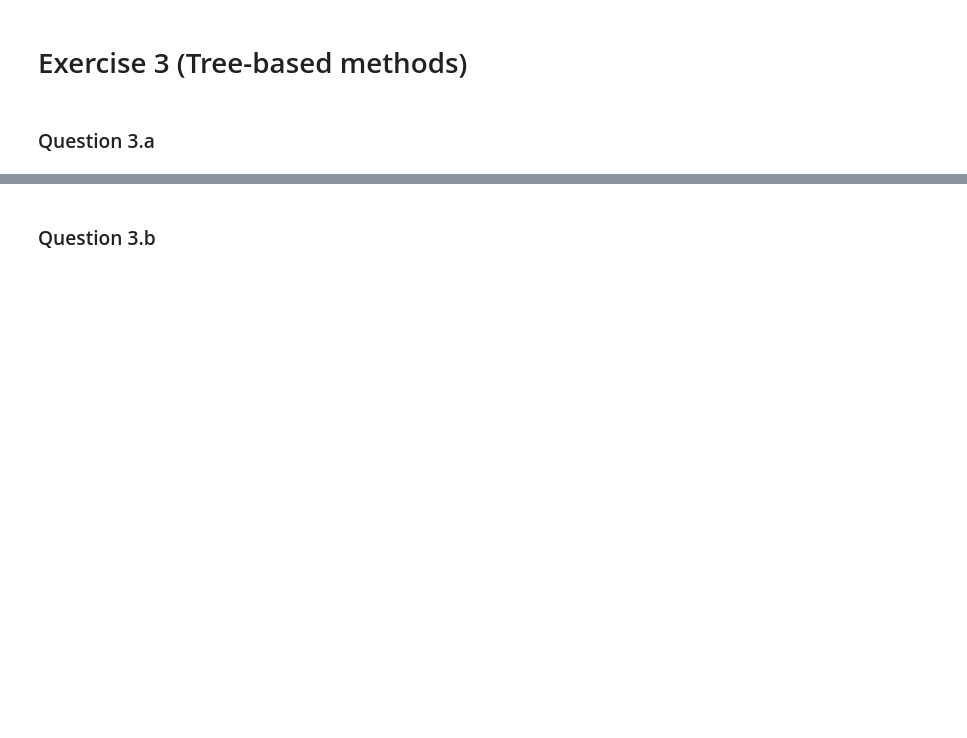
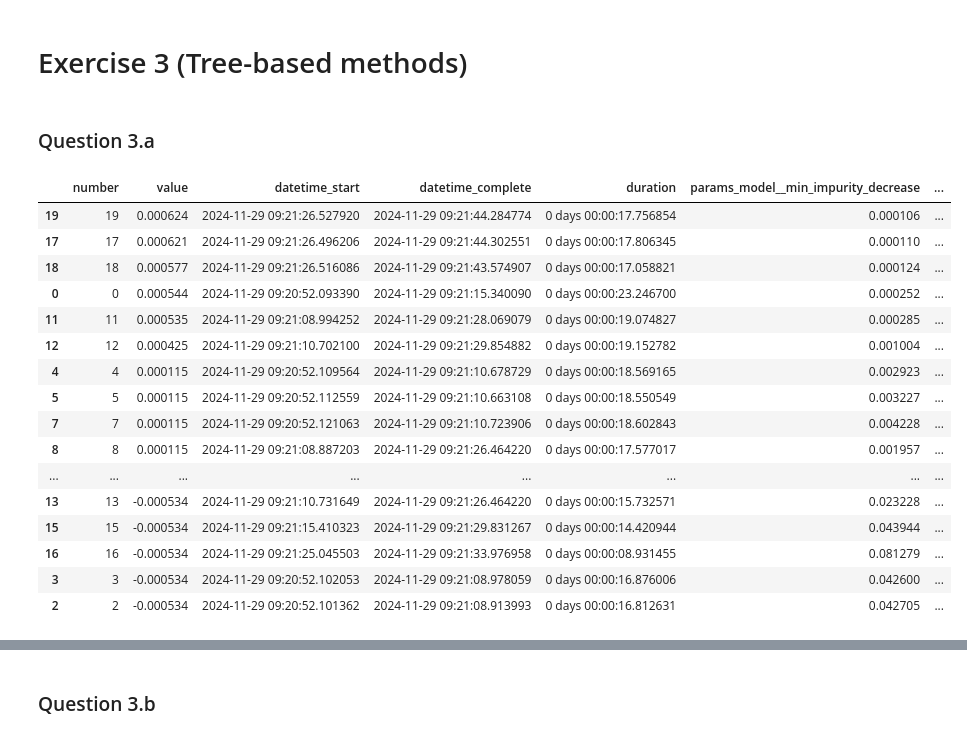
Before and after one commit to 10258392511/MLFIProjects, a Jupyter notebook: InsuranceClaimPred/assignment4_completed.ipynb, the cells around one changed output, grey strips where cells are left out. Cells and saved outputs as stored; diff of their text form; code cells hidden in the pictures; blank space fills up the shorter version.

```diff
--- a/InsuranceClaimPred/assignment4_completed.ipynb
+++ b/InsuranceClaimPred/assignment4_completed.ipynb
@@ -765 +828,25 @@ Validation: |
+# %%
+with open("submissions/CART_study.pkl", "rb") as rf:
+    opt_search, metrics_df = pickle.load(rf)
+
+study = opt_search.study_
+study.trials_dataframe().sort_values("value", ascending=False)  # R^2
+# %% [output]
+|  | number | value | datetime_start | datetime_complete | duration | params_model__min_impurity_decrease | ... |
+| 19 | 19 | 0.000624 | 2024-11-29 09:21:26.527920 | 2024-11-29 09:21:44.284774 | 0 days 00:00:17.756854 | 0.000106 | ... |
+| 17 | 17 | 0.000621 | 2024-11-29 09:21:26.496206 | 2024-11-29 09:21:44.302551 | 0 days 00:00:17.806345 | 0.000110 | ... |
+| 18 | 18 | 0.000577 | 2024-11-29 09:21:26.516086 | 2024-11-29 09:21:43.574907 | 0 days 00:00:17.058821 | 0.000124 | ... |
+| 0 | 0 | 0.000544 | 2024-11-29 09:20:52.093390 | 2024-11-29 09:21:15.340090 | 0 days 00:00:23.246700 | 0.000252 | ... |
+| 11 | 11 | 0.000535 | 2024-11-29 09:21:08.994252 | 2024-11-29 09:21:28.069079 | 0 days 00:00:19.074827 | 0.000285 | ... |
+| 12 | 12 | 0.000425 | 2024-11-29 09:21:10.702100 | 2024-11-29 09:21:29.854882 | 0 days 00:00:19.152782 | 0.001004 | ... |
+| 4 | 4 | 0.000115 | 2024-11-29 09:20:52.109564 | 2024-11-29 09:21:10.678729 | 0 days 00:00:18.569165 | 0.002923 | ... |
+| 5 | 5 | 0.000115 | 2024-11-29 09:20:52.112559 | 2024-11-29 09:21:10.663108 | 0 days 00:00:18.550549 | 0.003227 | ... |
+| 7 | 7 | 0.000115 | 2024-11-29 09:20:52.121063 | 2024-11-29 09:21:10.723906 | 0 days 00:00:18.602843 | 0.004228 | ... |
+| 8 | 8 | 0.000115 | 2024-11-29 09:21:08.887203 | 2024-11-29 09:21:26.464220 | 0 days 00:00:17.577017 | 0.001957 | ... |
+| ... | ... | ... | ... | ... | ... | ... | ... |
+| 13 | 13 | -0.000534 | 2024-11-29 09:21:10.731649 | 2024-11-29 09:21:26.464220 | 0 days 00:00:15.732571 | 0.023228 | ... |
+| 15 | 15 | -0.000534 | 2024-11-29 09:21:15.410323 | 2024-11-29 09:21:29.831267 | 0 days 00:00:14.420944 | 0.043944 | ... |
+| 16 | 16 | -0.000534 | 2024-11-29 09:21:25.045503 | 2024-11-29 09:21:33.976958 | 0 days 00:00:08.931455 | 0.081279 | ... |
+| 3 | 3 | -0.000534 | 2024-11-29 09:20:52.102053 | 2024-11-29 09:21:08.978059 | 0 days 00:00:16.876006 | 0.042600 | ... |
+| 2 | 2 | -0.000534 | 2024-11-29 09:20:52.101362 | 2024-11-29 09:21:08.913993 | 0 days 00:00:16.812631 | 0.042705 | ... |
 # %%
```
Also changed, not shown: parts of 21 cells of this notebook, 3 other files.
